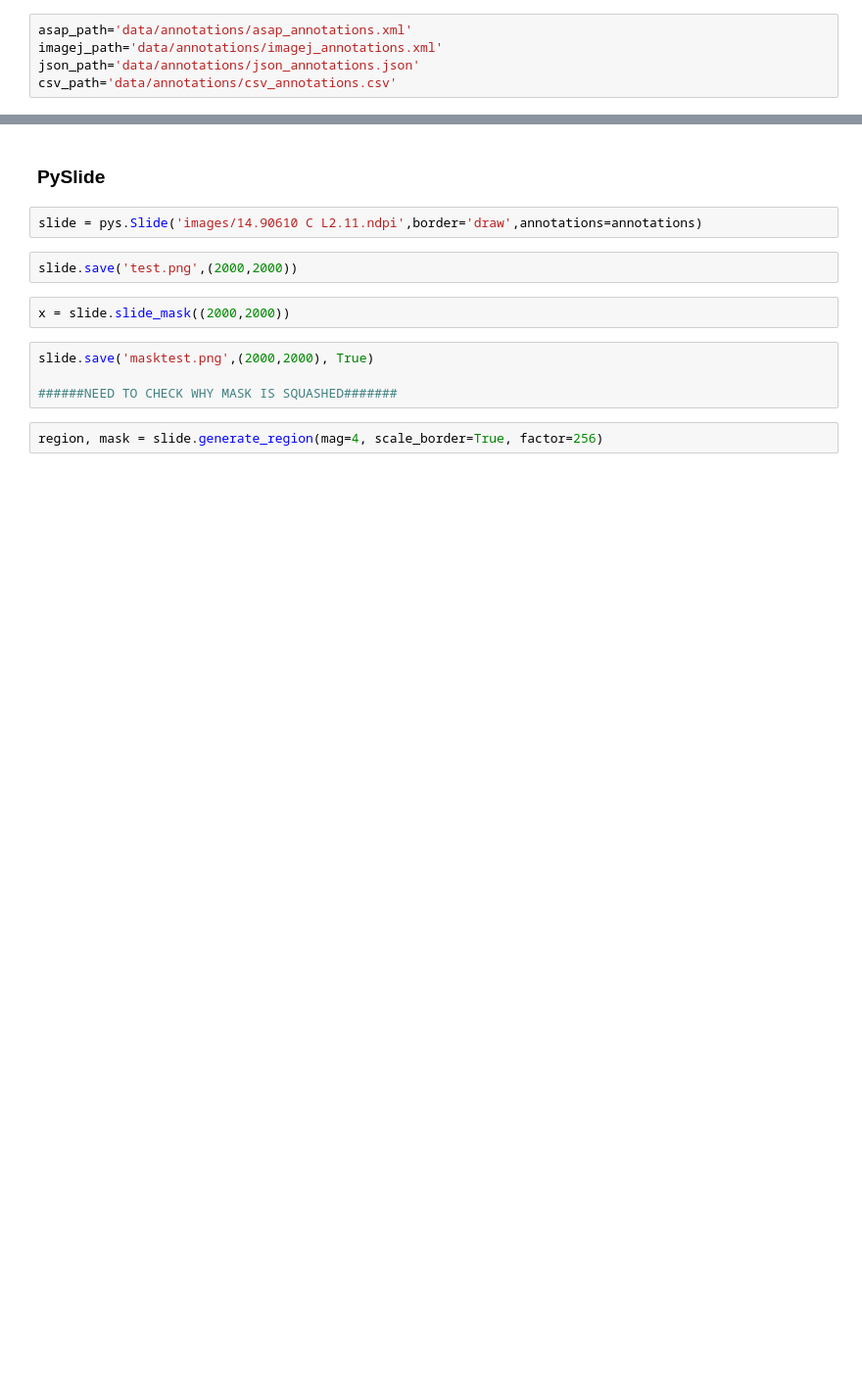
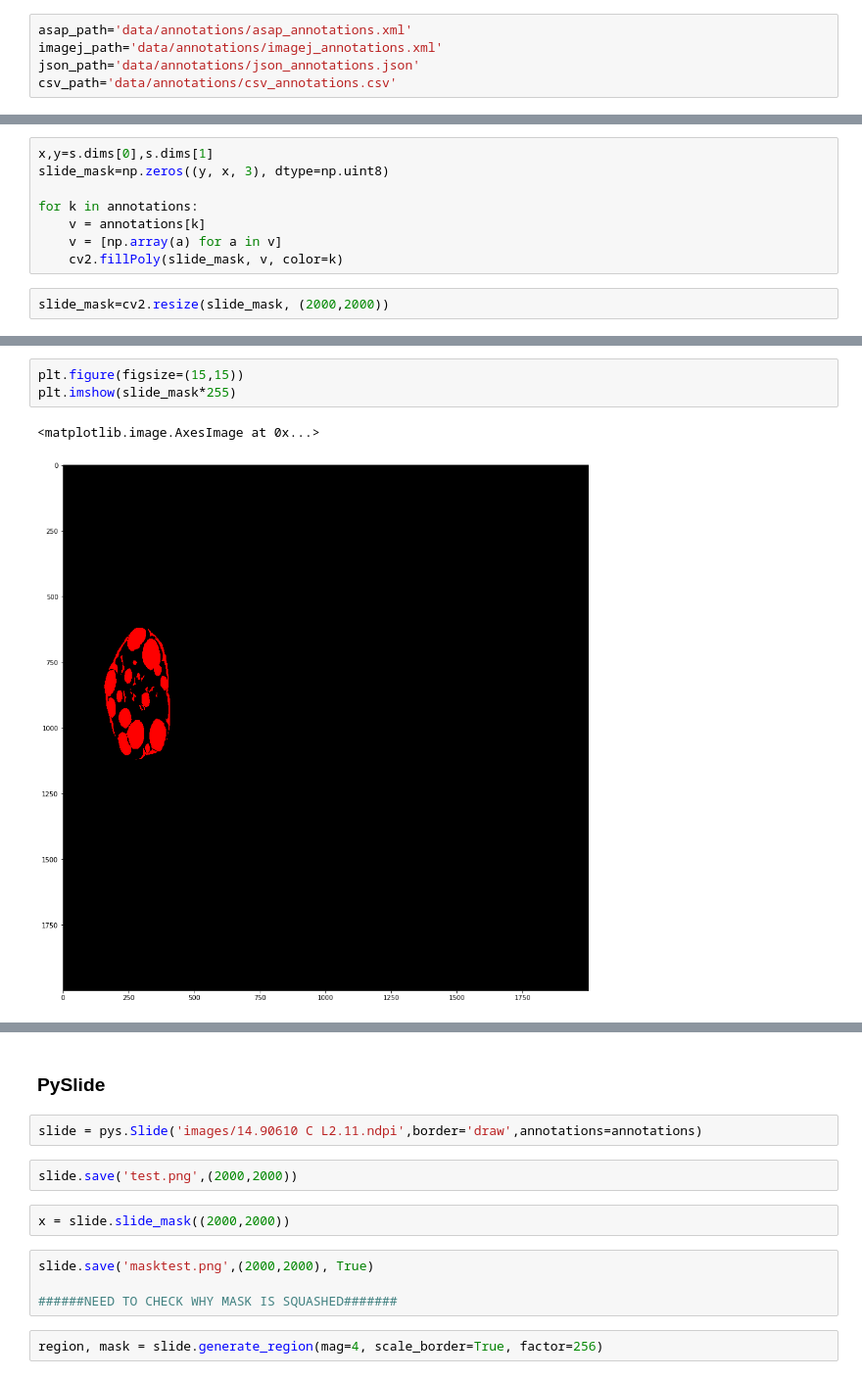
Before and after one commit to gregoryverghese/PySlide, a Jupyter notebook: example.ipynb, the cells around one changed output, grey strips where cells are left out. Shown at 98% size. Saved outputs shown, nothing was run; the diff lists cells and outputs as text; blank space fills up the shorter version.

```diff
--- a/example.ipynb
+++ b/example.ipynb
@@ -62,0 +47,10 @@ anns_df.set_index('labels', drop=True, inplace=True)
+# %%
+x,y=s.dims[0],s.dims[1]
+slide_mask=np.zeros((y, x, 3), dtype=np.uint8)
+
+for k in annotations:
+    v = annotations[k]
+    v = [np.array(a) for a in v]
+    cv2.fillPoly(slide_mask, v, color=k)
+# %%
+slide_mask=cv2.resize(slide_mask, (2000,2000))
@@ -62,0 +61,6 @@ anns_df.set_index('labels', drop=True, inplace=True)
+# %%
+plt.figure(figsize=(15,15))
+plt.imshow(slide_mask*255)
+# %% [output]
+<matplotlib.image.AxesImage at 0x...>
+[figure, added]
```
Also changed, not shown: parts of 23 cells of this notebook, 5 other files.
